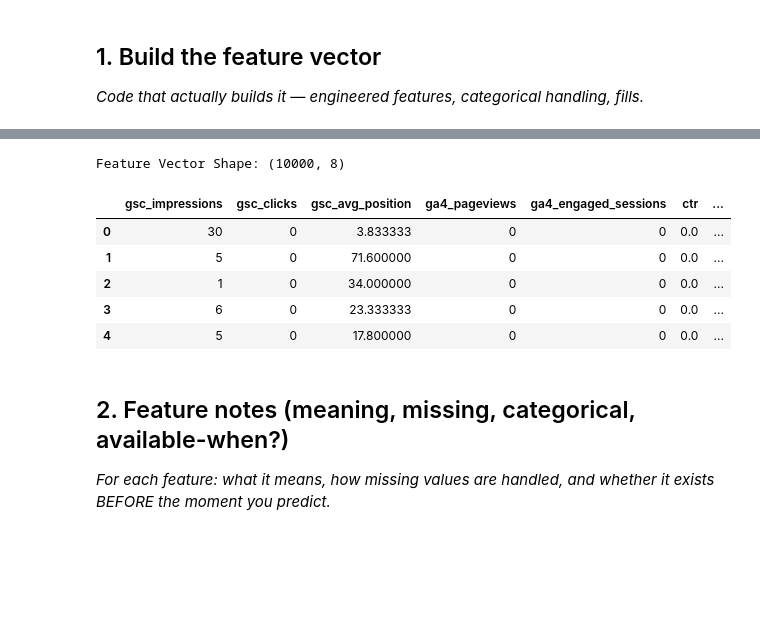
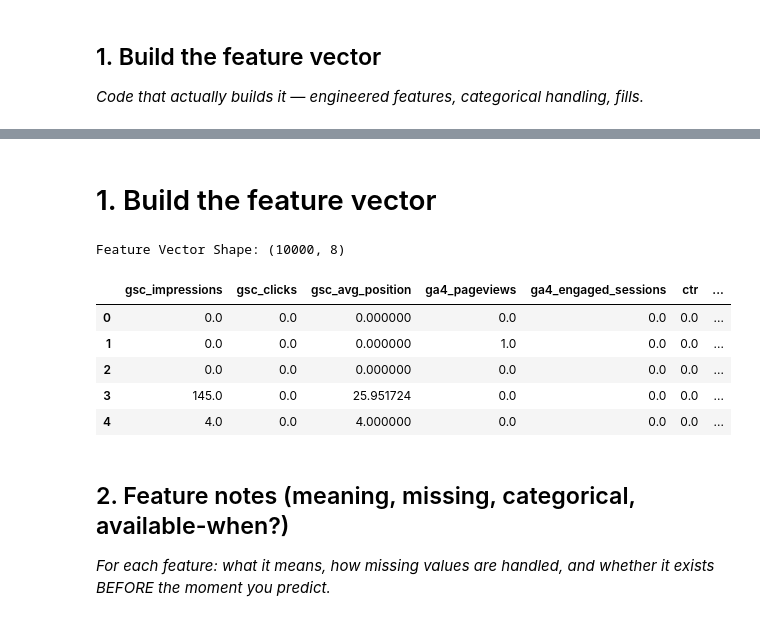
Before and after one commit to yasir-ansari951/flyrank-ml-internship, a Jupyter notebook: work/notebooks/w03_feature_leakage_check.ipynb, the cells around one changed output, grey strips where cells are left out. Drawn from its saved outputs; the diff is of its cells as text; code cells hidden in the pictures; blank space fills up the shorter version.

```diff
--- a/work/notebooks/w03_feature_leakage_check.ipynb
+++ b/work/notebooks/w03_feature_leakage_check.ipynb
@@ -11,6 +11,7 @@ This skeleton is yours to fill. Work the sections **in order** — each one has
 # %%
 from google.colab import userdata
 from datasets import load_dataset
+import pandas as pd
 
 HF_TOKEN = userdata.get("HF_TOKEN")
 
@@ -20,7 +21,13 @@ ds = load_dataset(
     token=HF_TOKEN
 )
 
-print(ds)
+# FIX: shuffle before sampling so this notebook's exploration reflects
+# many clients, not whatever sorts first in storage.
+sample = ds["train"].shuffle(seed=42).select(range(10000)).to_pandas()
+
+print(sample.shape)
+print("Unique clients in sample:", sample["client_hash_id"].nunique())
+sample.head()
 # %% [output]
 fact_content_daily_performance/month=202(…): downloading bytes:           |  0.00B
 fact_content_daily_performance/month=202(…): downloading bytes:           |  0.00B
@@ -38,5 +44,0 @@ fact_content_daily_performance/month=202(…): downloading bytes:           |  0
-# %%
-sample = ds["train"].select(range(10000)).to_pandas()
-
-print(sample.shape)
-sample.head(10)
@@ -57,52 +45,41 @@ sample.head(10)
+# %% [markdown]
+# 1. Build the feature vector
 # %%
-import pandas as pd
-
-# Use a small sample
-sample = ds["train"].select(range(10000)).to_pandas()
-
-# Build Feature Vector
 feature_vector = sample[[
     "gsc_impressions",
     "gsc_clicks",
     "gsc_avg_position",
     "ga4_pageviews",
     "ga4_engaged_sessions"
 ]].copy()
 
-# Fill missing values
 feature_vector = feature_vector.fillna(0)
 
-# Engineered Feature: CTR
 feature_vector["ctr"] = (
-    feature_vector["gsc_clicks"] /
-    feature_vector["gsc_impressions"].replace(0, 1)
+    feature_vector["gsc_clicks"] / feature_vector["gsc_impressions"].replace(0, 1)
 )
 
-# Engineered Feature: Engagement Rate
 feature_vector["engagement_rate"] = (
-    feature_vector["ga4_engaged_sessions"] /
-    feature_vector["ga4_pageviews"].replace(0, 1)
+    feature_vector["ga4_engaged_sessions"] / feature_vector["ga4_pageviews"].replace(0, 1)
 )
 
-# Categorical Feature
 feature_vector["position_bucket"] = pd.cut(
     feature_vector["gsc_avg_position"],
     bins=[0, 5, 10, 20, 50, 100],
     labels=["Top 5", "Top 10", "Top 20", "Top 50", "50+"],
     include_lowest=True
 )
 
 print("Feature Vector Shape:", feature_vector.shape)
-
 feature_vector.head()
 # %% [output]
 Feature Vector Shape: (10000, 8)
 |  | gsc_impressions | gsc_clicks | gsc_avg_position | ga4_pageviews | ga4_engaged_sessions | ctr | ... |
-| 0 | 30 | 0 | 3.833333 | 0 | 0 | 0.0 | ... |
-| 1 | 5 | 0 | 71.600000 | 0 | 0 | 0.0 | ... |
-| 2 | 1 | 0 | 34.000000 | 0 | 0 | 0.0 | ... |
-| 3 | 6 | 0 | 23.333333 | 0 | 0 | 0.0 | ... |
-| 4 | 5 | 0 | 17.800000 | 0 | 0 | 0.0 | ... |
+| 0 | 0.0 | 0.0 | 0.000000 | 0.0 | 0.0 | 0.0 | ... |
+| 1 | 0.0 | 0.0 | 0.000000 | 1.0 | 0.0 | 0.0 | ... |
+| 2 | 0.0 | 0.0 | 0.000000 | 0.0 | 0.0 | 0.0 | ... |
+| 3 | 145.0 | 0.0 | 25.951724 | 0.0 | 0.0 | 0.0 | ... |
+| 4 | 4.0 | 0.0 | 4.000000 | 0.0 | 0.0 | 0.0 | ... |
 # %% [markdown]
 ## 2. Feature notes (meaning, missing, categorical, available-when?)
 
```
Also changed, not shown: parts of 6 cells of this notebook.
